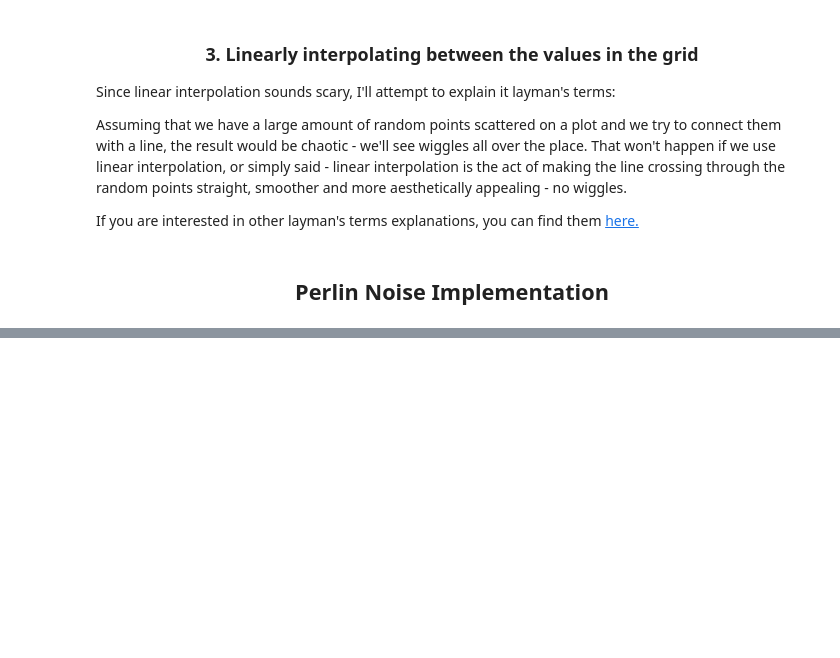
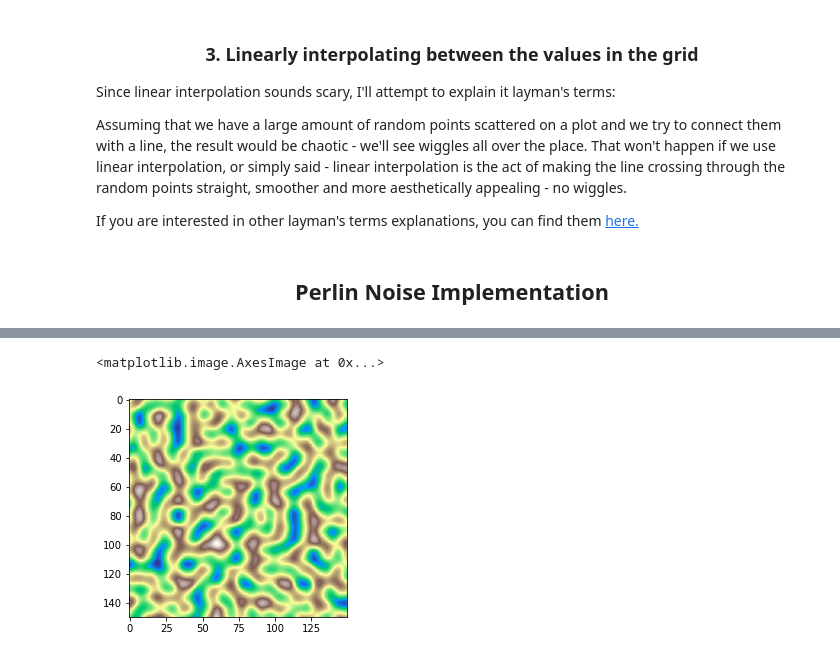
Before and after one commit to MartinYordanov374/Perlin-Noise-Research, a Jupyter notebook: perlin-noise-research.ipynb, the cells around one changed output, grey strips where cells are left out. Drawn from its saved outputs; the diff is of its cells as text; code cells hidden in the pictures; blank space fills up the shorter version.

Commit message:
I implemented perlin noise

```diff
--- a/perlin-noise-research.ipynb
+++ b/perlin-noise-research.ipynb
@@ -184,0 +121,10 @@ def perlin_at_points(x,y):
+# %%
+# This function interpolates linearly, given the required parameters
+def lerp(start_point,end_point,x):
+    '''
+        start_point - starting coordinate of the cell we're interpolating in
+        end_point - end coordinate of the cell we're interpolating in
+        X - the value/point we're interpolating for
+    '''
+
+    return start_point + fadeFunction(x) * (end_point - start_point)
@@ -184,0 +190,36 @@ def perlin_at_points(x,y):
+# %%
+def generate_2d_perlin(width, height, scale, octaves, persistence, lacunarity, amplitude, frequency):
+    first_list = []
+    second_list = []
+
+    for i in range(octaves):
+
+        for y in range(height):
+            first_list = []
+            for x in range(width):
+                target_x = x * width
+                target_y = y * height
+                perlin_val =  amplitude * perlin_at_points((target_x / frequency * scale) , (target_y / frequency * scale))
+
+                first_list.append(perlin_val)
+            second_list.append(first_list)
+        frequency *= lacunarity
+        amplitude *= persistence
+
+    return second_list
+# %%
+width = 150
+height = 150
+scale = 0.001
+octaves = 1
+persistence = 0.1
+lacunarity = 2.0
+amplitude = 8
+frequency = 2
+
+values = generate_2d_perlin(width, height, scale, octaves, persistence, lacunarity, amplitude, frequency)
+
+plt.imshow(values, cmap='terrain')
+# %% [output]
+<matplotlib.image.AxesImage at 0x...>
+[figure, added]
```
Also changed, not shown: parts of 6 cells of this notebook.
